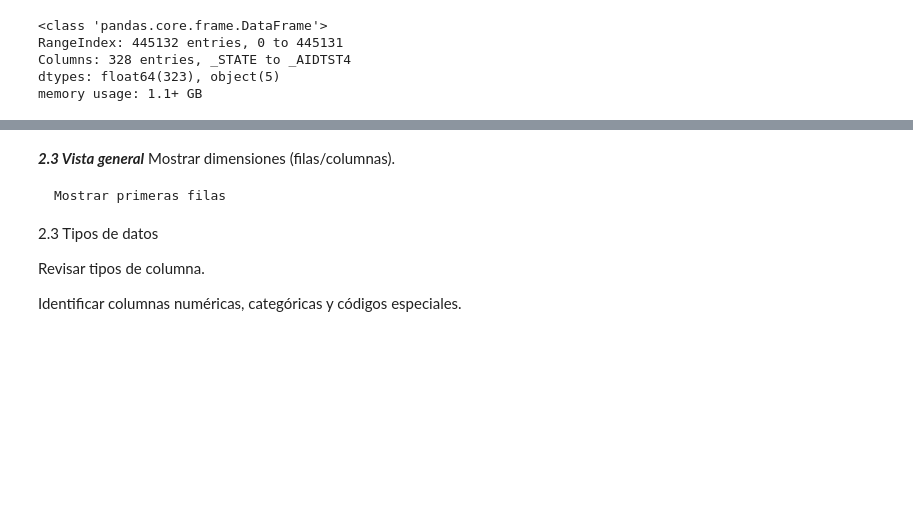
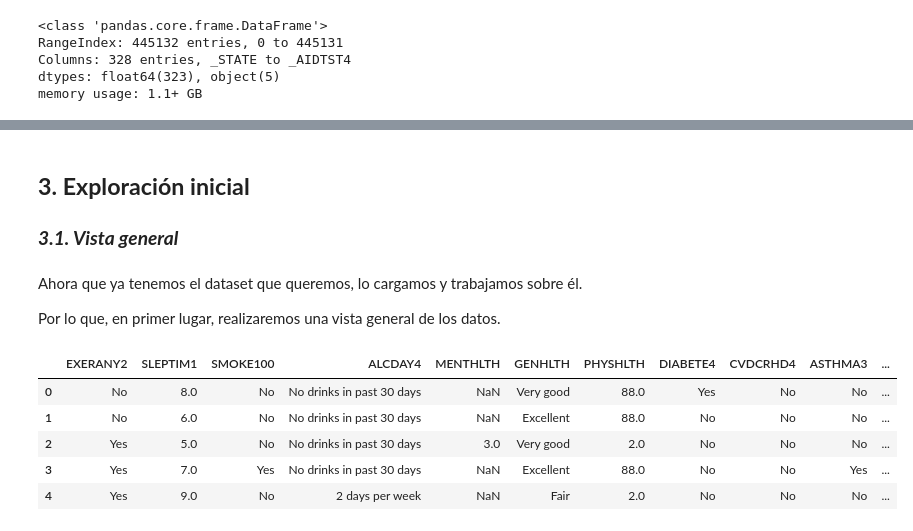
Before and after one commit to somm14/projects-evolve, a Jupyter notebook: EDA/notebooks/eda.ipynb, the cells around one changed output, grey strips where cells are left out. Drawn from its saved outputs; the diff is of its cells as text; code cells hidden in the pictures; blank space fills up the shorter version.

Commit message:
actualización eda.ipynb y mapped_data.csv

```diff
--- a/EDA/notebooks/eda.ipynb
+++ b/EDA/notebooks/eda.ipynb
@@ -200,10 +204,18 @@ df_1 = df_1[cols]
+# %% [markdown]
+## **3. Exploración inicial**
+
+### ***3.1. Vista general***
 # %% [markdown]
-***2.3 Vista general***
-    Mostrar dimensiones (filas/columnas).
+Ahora que ya tenemos el dataset que queremos, lo cargamos y trabajamos sobre él.
 
-    Mostrar primeras filas
-2.3 Tipos de datos
-
-Revisar tipos de columna.
-
-Identificar columnas numéricas, categóricas y códigos especiales.
+Por lo que, en primer lugar, realizaremos una vista general de los datos.
+# %%
+df = pd.read_csv('./data/mapped_data.csv')
+df.head()
+# %% [output]
+|  | EXERANY2 | SLEPTIM1 | SMOKE100 | ALCDAY4 | MENTHLTH | GENHLTH | PHYSHLTH | DIABETE4 | CVDCRHD4 | ASTHMA3 | ... |
+| 0 | No | 8.0 | No | No drinks in past 30 days | NaN | Very good | 88.0 | Yes | No | No | ... |
+| 1 | No | 6.0 | No | No drinks in past 30 days | NaN | Excellent | 88.0 | No | No | No | ... |
+| 2 | Yes | 5.0 | No | No drinks in past 30 days | 3.0 | Very good | 2.0 | No | No | No | ... |
+| 3 | Yes | 7.0 | Yes | No drinks in past 30 days | NaN | Excellent | 88.0 | No | No | Yes | ... |
+| 4 | Yes | 9.0 | No | 2 days per week | NaN | Fair | 2.0 | No | No | No | ... |
```
Also changed, not shown: parts of 52 cells of this notebook, 2 other files.
